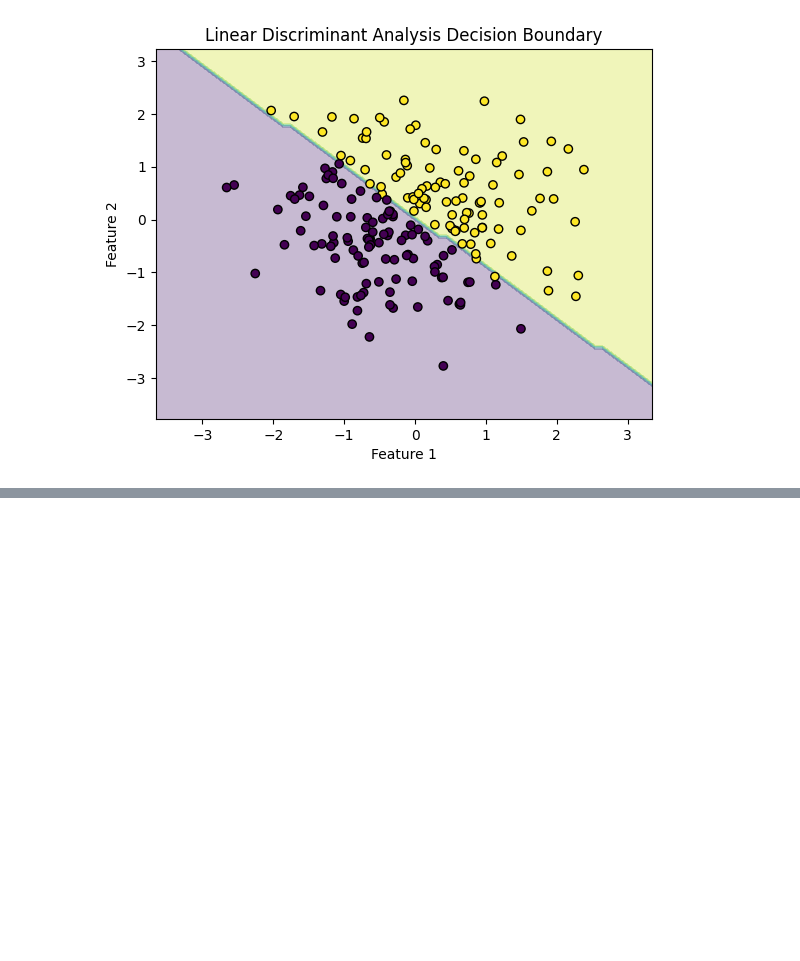
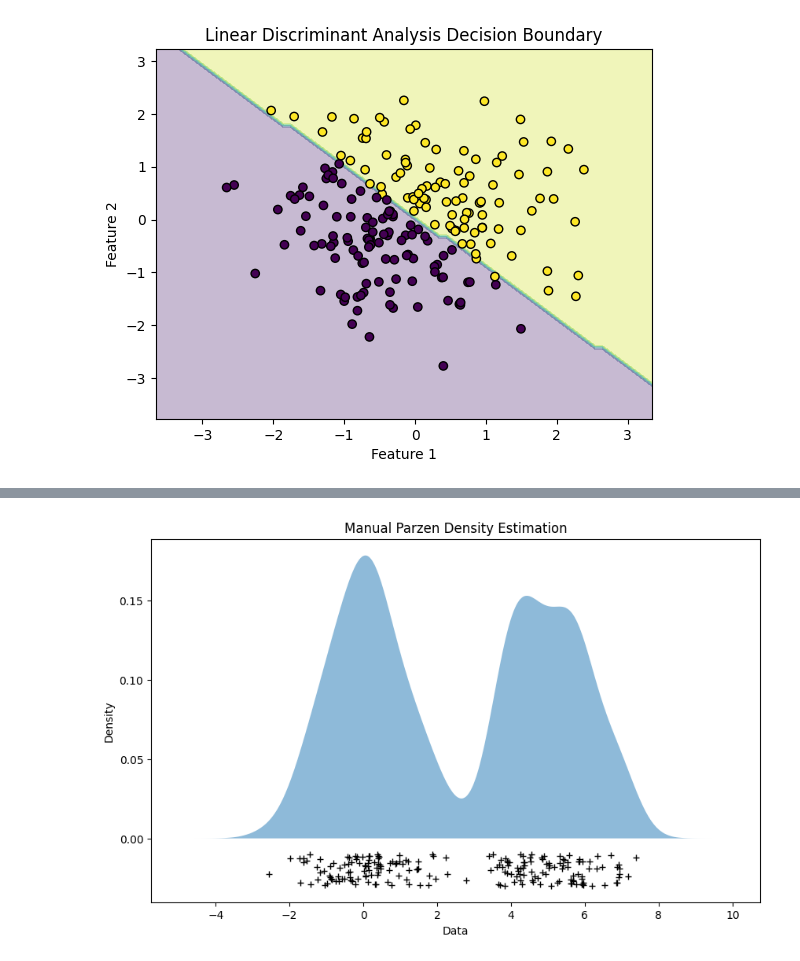
Before and after one commit to OmarTheMostWanted/CSE-DSAIT4005-Machine-and-Deep-Learning, a Jupyter notebook: Notes.ipynb, the cells around one changed output, grey strips where cells are left out. Saved outputs shown, nothing was run; the diff lists cells and outputs as text; code cells hidden in the pictures; blank space fills up the shorter version.

```diff
--- a/Notes.ipynb
+++ b/Notes.ipynb
@@ -747,0 +1044,39 @@ Accuracy: 0.9833333333333333
+# %%
+#manual implementation of Parzen Density Estimation
+
+import numpy as np
+import matplotlib.pyplot as plt
+
+# Generate synthetic data
+np.random.seed(0)
+X = np.concatenate([np.random.normal(0, 1, 100), np.random.normal(5, 1, 100)])[:, np.newaxis]
+
+# Define the bandwidth
+bandwidth = 0.5
+
+# Manually implement the Kernel Density Estimation
+def gaussian_kernel(x, xi, bandwidth):
+    return np.exp(-0.5 * ((x - xi) / bandwidth) ** 2) / (bandwidth * np.sqrt(2 * np.pi))
+
+def kde_manual(X, X_plot, bandwidth):
+    dens = np.zeros(X_plot.shape[0])
+    for i, x in enumerate(X_plot):
+        dens[i] = np.sum(gaussian_kernel(x, X, bandwidth))
+    return dens / X.shape[0]
+
+# Generate points where we want to estimate the density
+X_plot = np.linspace(-5, 10, 1000)[:, np.newaxis]
+
+# Estimate the density manually
+dens_manual = kde_manual(X, X_plot, bandwidth)
+
+# Plot the results
+plt.figure(figsize=(10, 6))
+plt.fill_between(X_plot[:, 0], dens_manual, alpha=0.5)
+plt.plot(X[:, 0], -0.01 - 0.02 * np.random.random(X.shape[0]), '+k')
+plt.title('Manual Parzen Density Estimation')
+plt.xlabel('Data')
+plt.ylabel('Density')
+plt.show()
+# %% [output]
+[figure, added]
```
Also changed, not shown: parts of 7 cells of this notebook.
